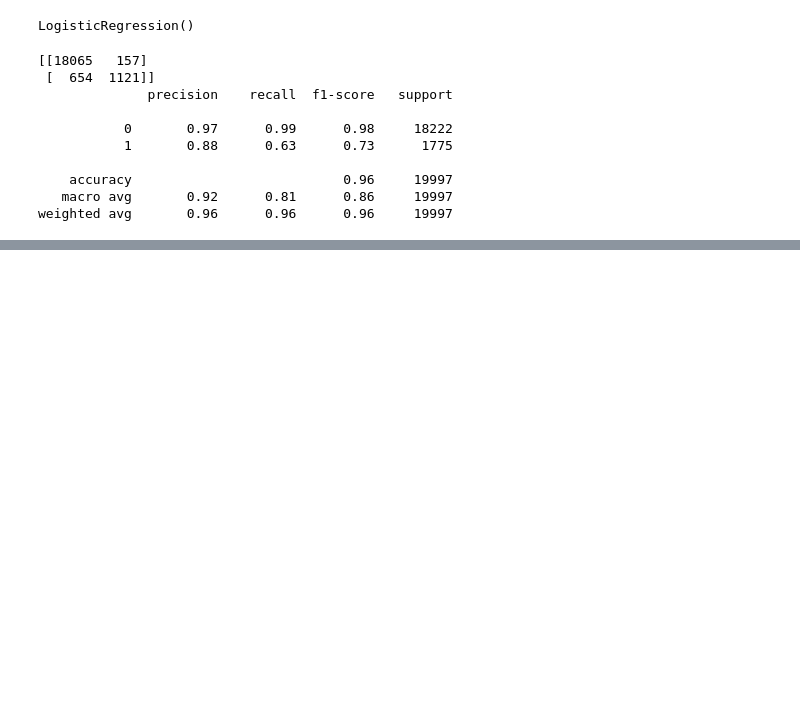
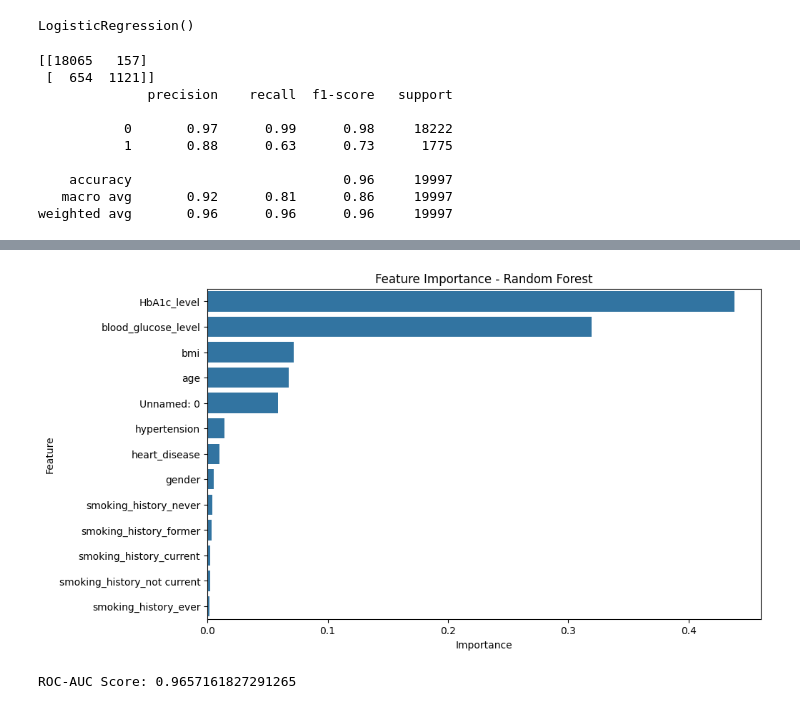
Before and after one commit to nandut4/Patient_risk_prediction, a Jupyter notebook: notebooks/03_modeling.ipynb, the cells around one changed output, grey strips where cells are left out. Saved outputs shown, nothing was run; the diff lists cells and outputs as text; code cells hidden in the pictures; blank space fills up the shorter version.

```diff
--- a/notebooks/03_modeling.ipynb
+++ b/notebooks/03_modeling.ipynb
@@ -39,0 +84,4 @@ weighted avg       0.96      0.96      0.96     19997
+# %%
+from sklearn.tree import DecisionTreeClassifier
+model_DT = DecisionTreeClassifier(random_state=42)
+model_DT.fit(X_train, y_train)
@@ -39,0 +121,7 @@ weighted avg       0.96      0.96      0.96     19997
+# %%
+from sklearn.ensemble import RandomForestClassifier
+model_RF = RandomForestClassifier(n_estimators=100, random_state=42)
+model_RF.fit(X_train, y_train)
+y_pred_RF = model_RF.predict(X_test)
+print(confusion_matrix(y_test, y_pred_RF))
+print(classification_report(y_test, y_pred_RF))
@@ -39,0 +197,12 @@ weighted avg       0.96      0.96      0.96     19997
+# %%
+feature_importance = pd.DataFrame({
+    'Feature': x_data.columns,
+    'Importance': best_rf.feature_importances_
+})
+
+feature_importance = feature_importance.sort_values(
+    by='Importance',
+    ascending=False
+)
+
+print(feature_importance)
@@ -39,0 +224,24 @@ weighted avg       0.96      0.96      0.96     19997
+# %%
+import matplotlib.pyplot as plt
+import seaborn as sns
+
+plt.figure(figsize=(10,6))
+
+sns.barplot(
+    data=feature_importance,
+    x='Importance',
+    y='Feature'
+)
+
+plt.title("Feature Importance - Random Forest")
+
+plt.show()
+# %% [output]
+[figure, added]
+# %%
+from sklearn.metrics import roc_auc_score, roc_curve
+y_prob = model_RF.predict_proba(X_test)[:,1]
+auc_score = roc_auc_score(y_test, y_prob)
+print("ROC-AUC Score:", auc_score)
+# %% [output]
+ROC-AUC Score: 0.9657161827291265
```
Also changed, not shown: parts of 15 cells of this notebook.
